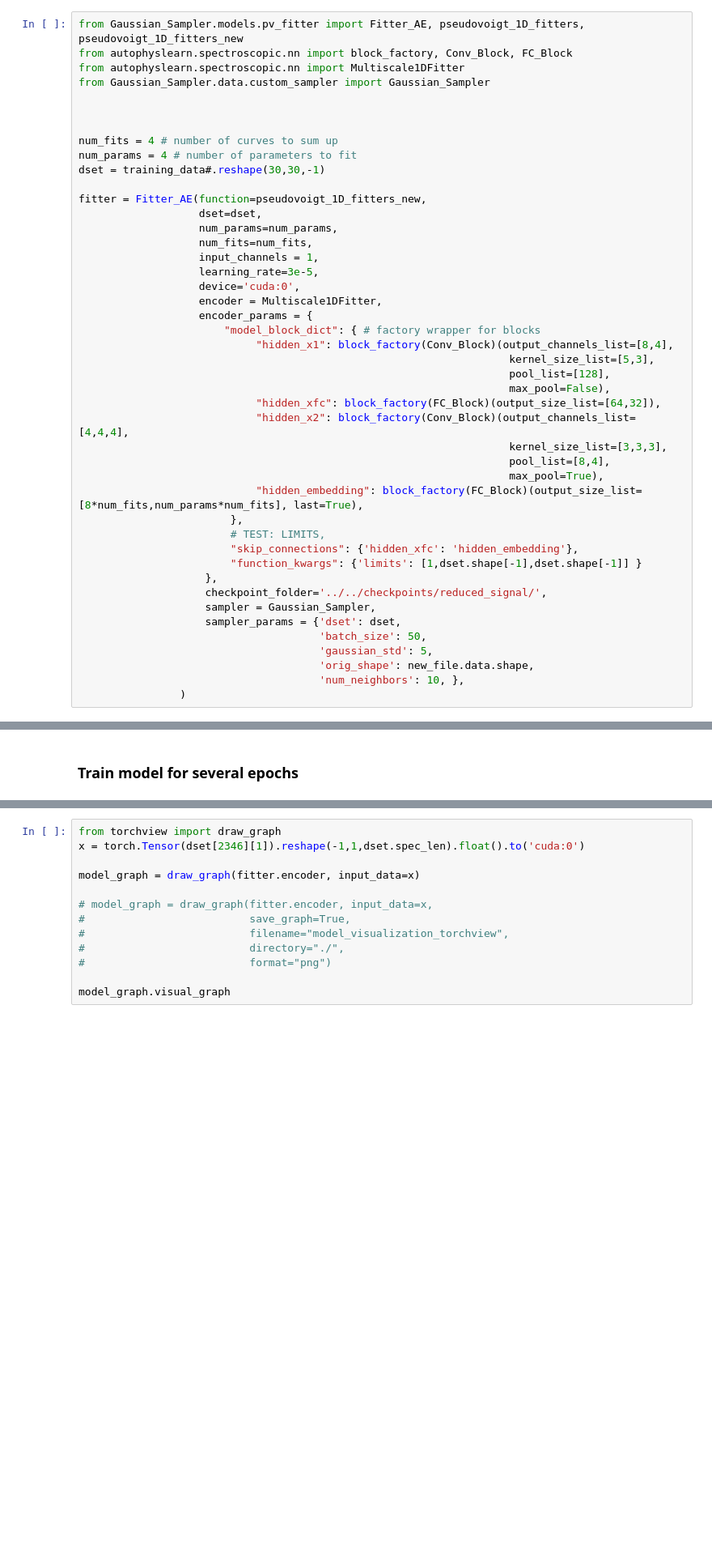
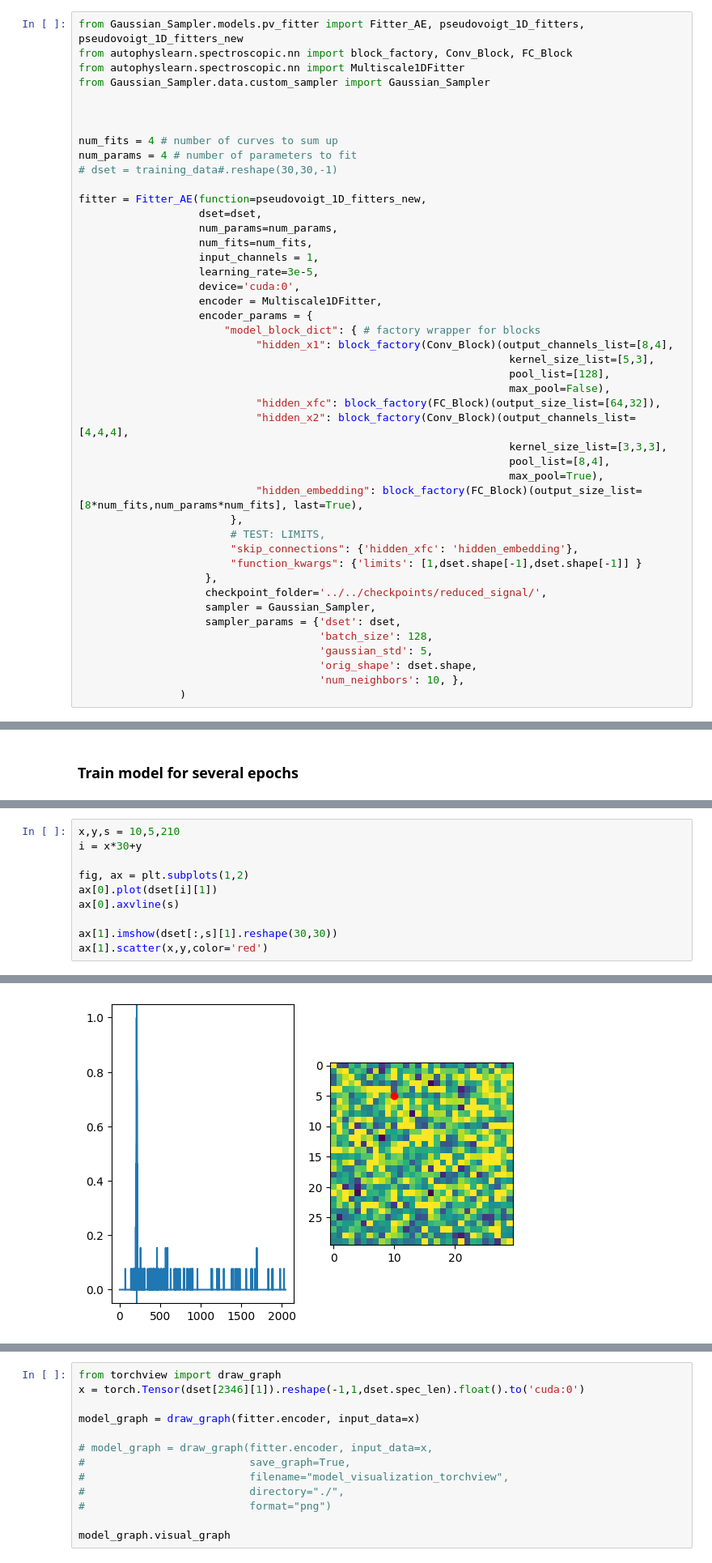
Before and after one commit to zhangxinqiao314/Gaussian_Sampler, a Jupyter notebook: Notebooks/UIUC_reduced_signal_eels.ipynb, the cells around one changed output, grey strips where cells are left out. Shown at 81% size. Drawn from its saved outputs; the diff is of its cells as text; blank space fills up the shorter version.

Commit message:
Got UIUC EELS training

```diff
--- a/Notebooks/UIUC_reduced_signal_eels.ipynb
+++ b/Notebooks/UIUC_reduced_signal_eels.ipynb
@@ -218,7 +257,7 @@ from Gaussian_Sampler.data.custom_sampler import Gaussian_Sampler
 
 num_fits = 4 # number of curves to sum up
 num_params = 4 # number of parameters to fit
-dset = training_data#.reshape(30,30,-1)
+# dset = training_data#.reshape(30,30,-1)
 
 fitter = Fitter_AE(function=pseudovoigt_1D_fitters_new,
                    dset=dset,
@@ -248,9 +287,9 @@ fitter = Fitter_AE(function=pseudovoigt_1D_fitters_new,
                     checkpoint_folder='../../checkpoints/reduced_signal/',
                     sampler = Gaussian_Sampler,
                     sampler_params = {'dset': dset,
-                                      'batch_size': 50,
+                                      'batch_size': 128,
                                       'gaussian_std': 5,
-                                      'orig_shape': new_file.data.shape,
+                                      'orig_shape': dset.shape,
                                       'num_neighbors': 10, },
                 )
 # %% [markdown]
@@ -322,0 +352,11 @@ fitter.encoder(x)
+# %%
+x,y,s = 10,5,210
+i = x*30+y
+
+fig, ax = plt.subplots(1,2)
+ax[0].plot(dset[i][1])
+ax[0].axvline(s)
+
+ax[1].imshow(dset[:,s][1].reshape(30,30))
+ax[1].scatter(x,y,color='red')
+# %% [output]
@@ -322,0 +364 @@ fitter.encoder(x)
+[figure, added]
```
Also changed, not shown: parts of 20 cells of this notebook, 2 other files.
